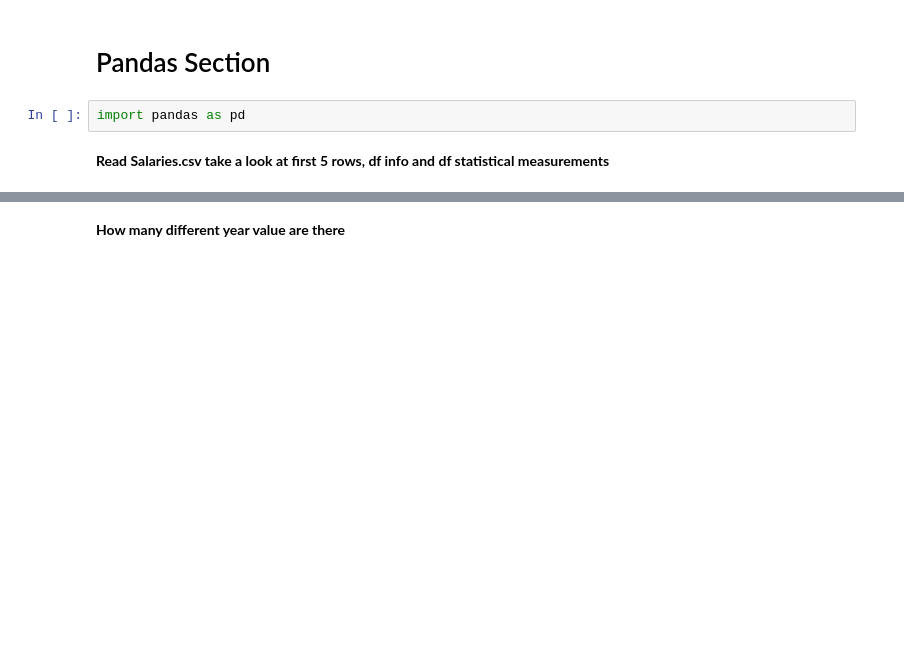
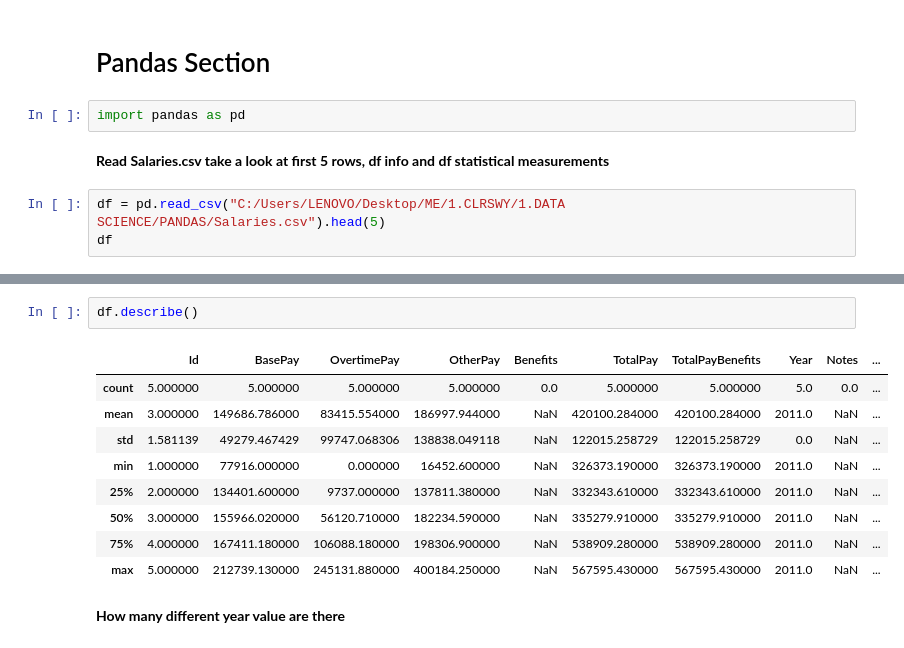
Before and after one commit to MevlutYildiz77/Assignments, a Jupyter notebook: datascience_assignments/Assignment-1-Student copy.ipynb, the cells around one changed output, grey strips where cells are left out. Drawn from its saved outputs; the diff is of its cells as text; blank space fills up the shorter version.

```diff
--- a/datascience_assignments/Assignment-1-Student copy.ipynb
+++ b/datascience_assignments/Assignment-1-Student copy.ipynb
@@ -245,3 +261,6 @@ array([[ 1,  2, 77,  4],
 import pandas as pd
 # %% [markdown]
 **Read Salaries.csv take a look at first 5 rows, df info and df statistical measurements**
+# %%
+df = pd.read_csv("C:/Users/LENOVO/Desktop/ME/1.CLRSWY/1.DATA SCIENCE/PANDAS/Salaries.csv").head(5)
+df
@@ -289,2 +305,14 @@ memory usage: 14.7+ MB
+# %%
+df.describe()
+# %% [output]
+|  | Id | BasePay | OvertimePay | OtherPay | Benefits | TotalPay | TotalPayBenefits | Year | Notes | ... |
+| count | 5.000000 | 5.000000 | 5.000000 | 5.000000 | 0.0 | 5.000000 | 5.000000 | 5.0 | 0.0 | ... |
+| mean | 3.000000 | 149686.786000 | 83415.554000 | 186997.944000 | NaN | 420100.284000 | 420100.284000 | 2011.0 | NaN | ... |
+| std | 1.581139 | 49279.467429 | 99747.068306 | 138838.049118 | NaN | 122015.258729 | 122015.258729 | 0.0 | NaN | ... |
+| min | 1.000000 | 77916.000000 | 0.000000 | 16452.600000 | NaN | 326373.190000 | 326373.190000 | 2011.0 | NaN | ... |
+| 25% | 2.000000 | 134401.600000 | 9737.000000 | 137811.380000 | NaN | 332343.610000 | 332343.610000 | 2011.0 | NaN | ... |
+| 50% | 3.000000 | 155966.020000 | 56120.710000 | 182234.590000 | NaN | 335279.910000 | 335279.910000 | 2011.0 | NaN | ... |
+| 75% | 4.000000 | 167411.180000 | 106088.180000 | 198306.900000 | NaN | 538909.280000 | 538909.280000 | 2011.0 | NaN | ... |
+| max | 5.000000 | 212739.130000 | 245131.880000 | 400184.250000 | NaN | 567595.430000 | 567595.430000 | 2011.0 | NaN | ... |
 # %% [markdown]
 **How many different year value are there**
```
Also changed, not shown: parts of 33 cells of this notebook.
